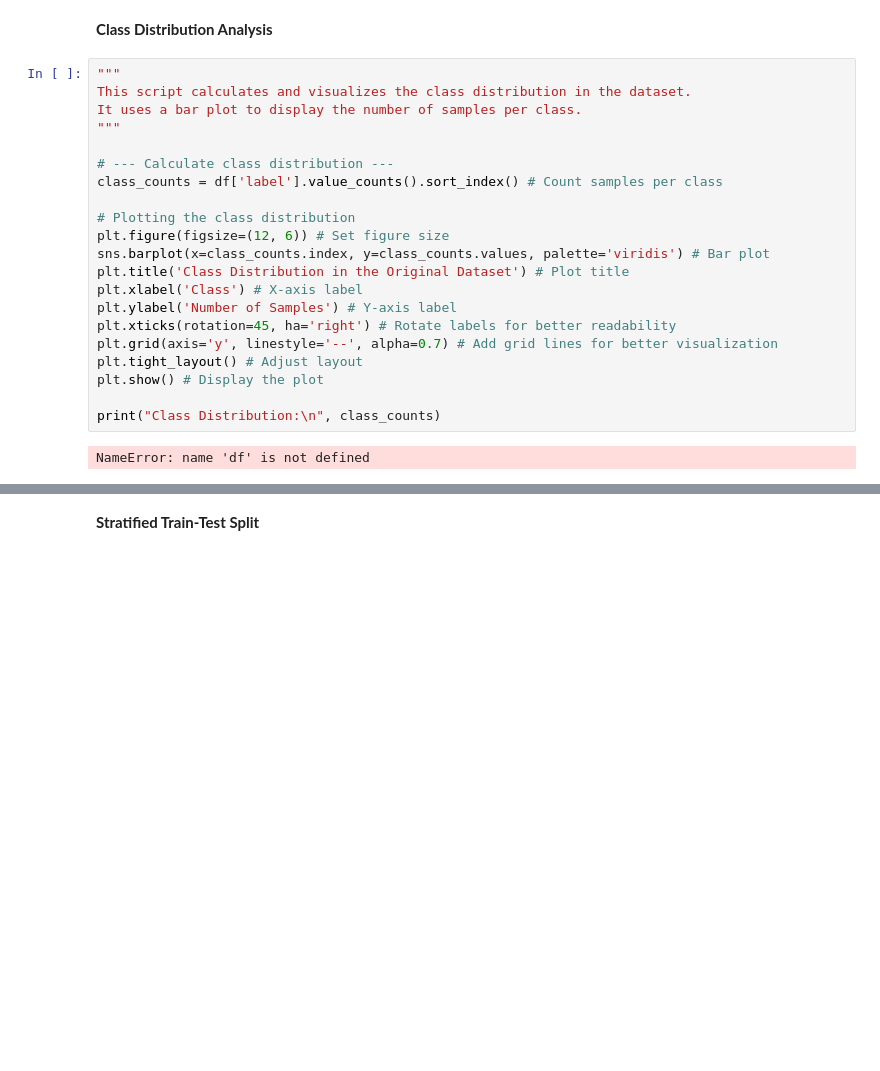
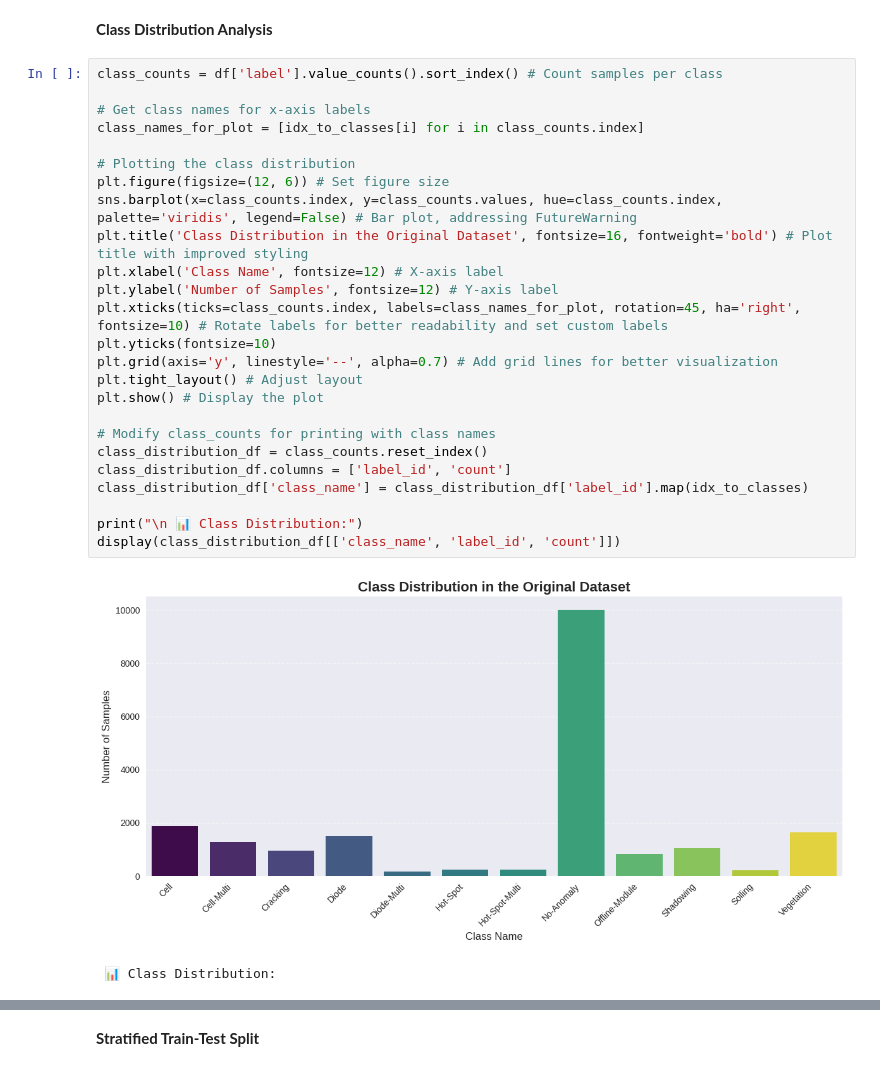
Before and after one commit to FM11pp3/VC_0312, a Jupyter notebook: [Final Version] [M.EGI026] Assignment 2.ipynb, the cells around one changed output, grey strips where cells are left out. Cells and saved outputs as stored; diff of their text form; blank space fills up the shorter version.

```diff
--- a/[Final Version] [M.EGI026] Assignment 2.ipynb
+++ b/[Final Version] [M.EGI026] Assignment 2.ipynb
@@ -372,25 +365,30 @@ This section performs a comprehensive **exploratory data analysis (EDA)** of the
 # %% [markdown]
 **Class Distribution Analysis**
 # %%
-"""
-This script calculates and visualizes the class distribution in the dataset.
-It uses a bar plot to display the number of samples per class.
-"""
+class_counts = df['label'].value_counts().sort_index() # Count samples per class
 
-# --- Calculate class distribution ---
-class_counts = df['label'].value_counts().sort_index() # Count samples per class
+# Get class names for x-axis labels
+class_names_for_plot = [idx_to_classes[i] for i in class_counts.index]
 
 # Plotting the class distribution
 plt.figure(figsize=(12, 6)) # Set figure size
-sns.barplot(x=class_counts.index, y=class_counts.values, palette='viridis') # Bar plot
-plt.title('Class Distribution in the Original Dataset') # Plot title
-plt.xlabel('Class') # X-axis label
-plt.ylabel('Number of Samples') # Y-axis label
-plt.xticks(rotation=45, ha='right') # Rotate labels for better readability
+sns.barplot(x=class_counts.index, y=class_counts.values, hue=class_counts.index, palette='viridis', legend=False) # Bar plot, addressing FutureWarning
+plt.title('Class Distribution in the Original Dataset', fontsize=16, fontweight='bold') # Plot title with improved styling
+plt.xlabel('Class Name', fontsize=12) # X-axis label
+plt.ylabel('Number of Samples', fontsize=12) # Y-axis label
+plt.xticks(ticks=class_counts.index, labels=class_names_for_plot, rotation=45, ha='right', fontsize=10) # Rotate labels for better readability and set custom labels
+plt.yticks(fontsize=10)
 plt.grid(axis='y', linestyle='--', alpha=0.7) # Add grid lines for better visualization
 plt.tight_layout() # Adjust layout
 plt.show() # Display the plot
 
-print("Class Distribution:\n", class_counts)
+# Modify class_counts for printing with class names
+class_distribution_df = class_counts.reset_index()
+class_distribution_df.columns = ['label_id', 'count']
+class_distribution_df['class_name'] = class_distribution_df['label_id'].map(idx_to_classes)
+
+print("\n 📊 Class Distribution:")
+display(class_distribution_df[['class_name', 'label_id', 'count']])
 # %% [output]
+[figure, added]
-NameError: name 'df' is not defined
+ 📊 Class Distribution:
```
Also changed, not shown: parts of 18 cells of this notebook.
